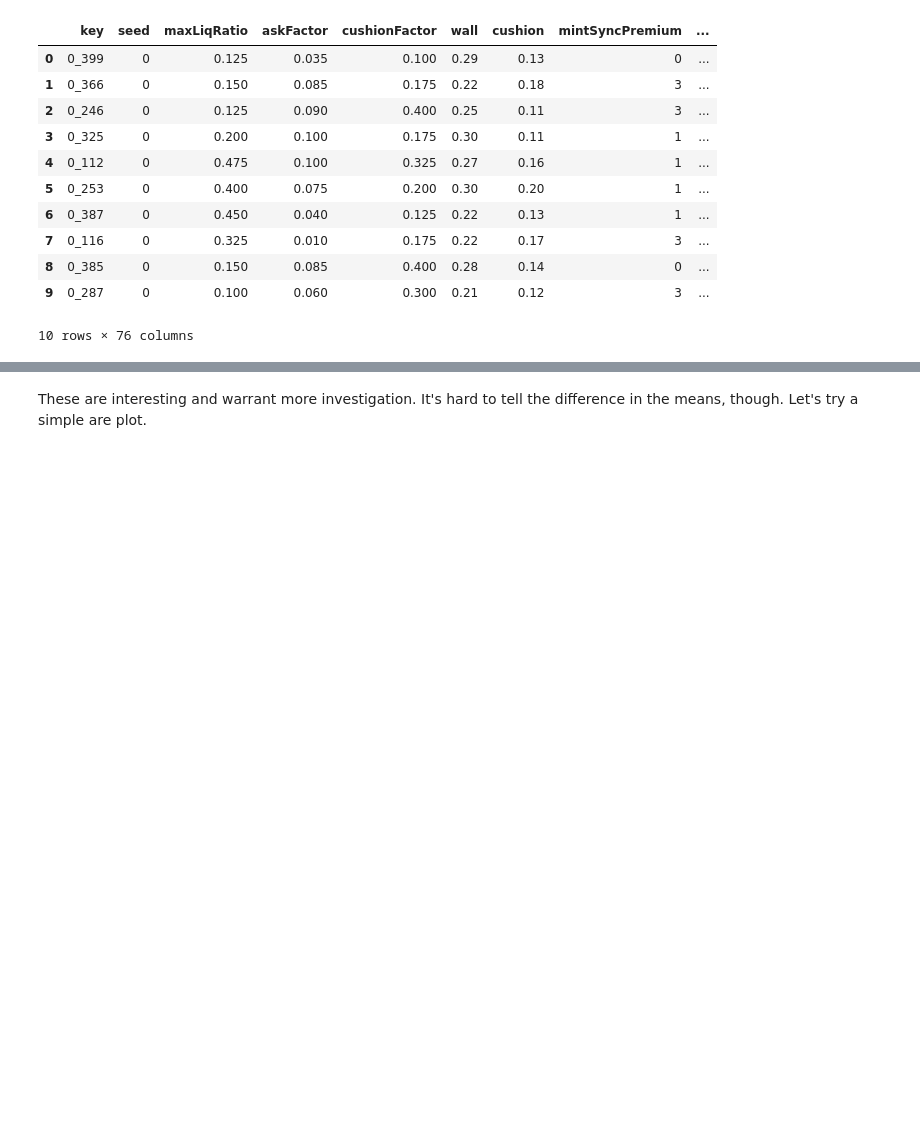
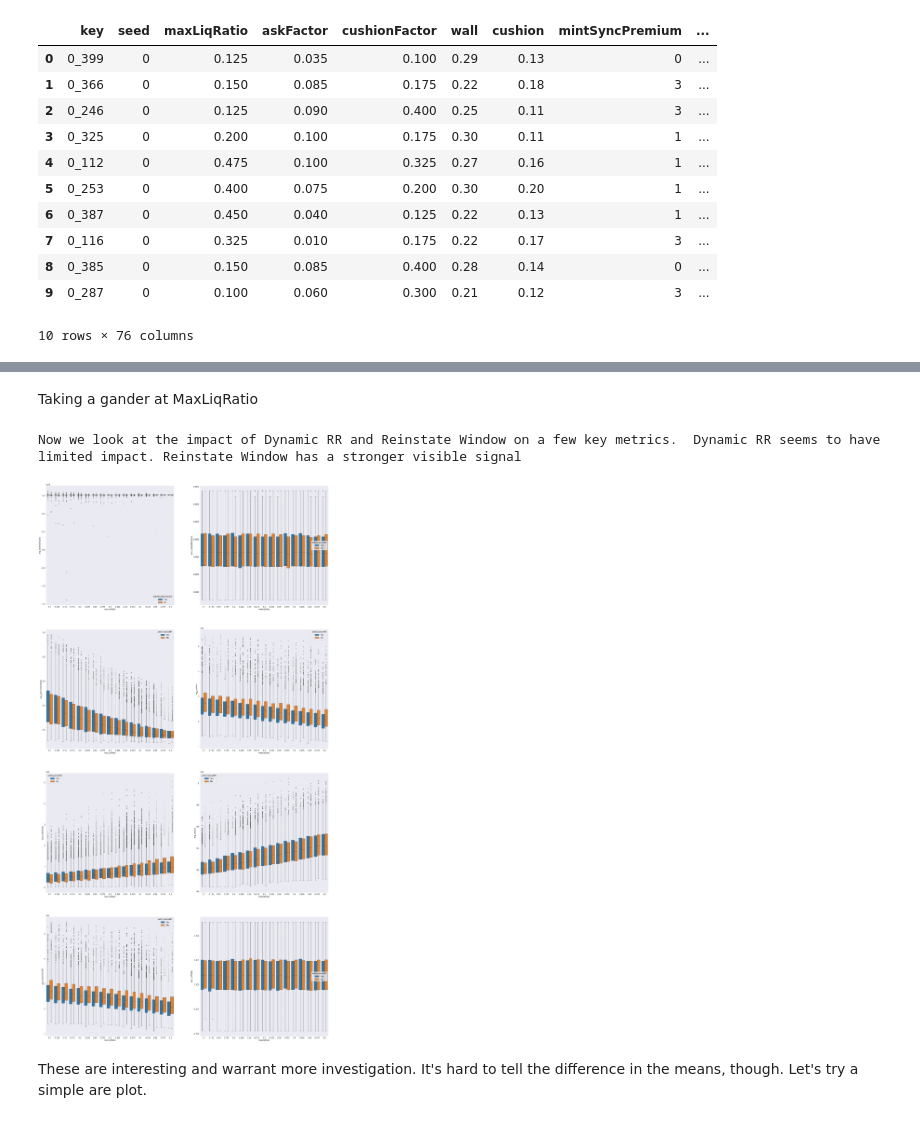
Before and after one commit to EdgeCaser/LiquiditySims, a Jupyter notebook: Stats.ipynb, the cells around one changed output, grey strips where cells are left out. Cells and saved outputs as stored; diff of their text form; code cells hidden in the pictures; blank space fills up the shorter version.

```diff
--- a/Stats.ipynb
+++ b/Stats.ipynb
@@ -76,3 +85,22 @@ sns.catplot(x="withReinstateWindow", y="avg_floatingMarketcap", hue="withDynamic
+# %% [markdown]
+Taking a gander at MaxLiqRatio
+# %%
+
+plt.rc("figure", figsize=(50, 100))
+plt.rc("font", size=20)
+fig, axs = plt.subplots(ncols=2, nrows=4)
+sns.boxplot(data=df, x="maxLiqRatio", y="avg_floatingSupply", hue = "withReinstateWindow", ax=axs[0,0])
+sns.boxplot(data=df, x="maxLiqRatio", y="avg_marketDemand",hue = "withDynamicRR", ax=axs[0,1])
+sns.boxplot(data=df, x="maxLiqRatio", y="avg_gohm7dVolatility",hue = "withDynamicRR", ax=axs[1,0])
+sns.boxplot(data=df, x="maxLiqRatio", y="avg_netflow",hue = "withDynamicRR", ax=axs[1,1])
+sns.boxplot(data=df, x="maxLiqRatio", y="avg_marketcap",hue = "withDynamicRR", ax=axs[2,0])
+sns.boxplot(data=df, x="maxLiqRatio", y="avg_liqUSD",hue = "withDynamicRR", ax=axs[2,1])
+sns.boxplot(data=df, x="maxLiqRatio", y="avg_reservesUSD",hue = "withDynamicRR", ax=axs[3,0])
+sns.boxplot(data=df, x="maxLiqRatio", y="avg_netTotal",hue = "withDynamicRR", ax=axs[3,1])
+plt.show()
+# %% [output]
+Now we look at the impact of Dynamic RR and Reinstate Window on a few key metrics.  Dynamic RR seems to have limited impact. Reinstate Window has a stronger visible signal
+[figure, added]
 # %% [markdown]
 These are interesting and warrant more investigation. It's hard to tell the difference in the means, though. Let's try a simple are plot.
 # %%
```
Also changed, not shown: parts of 14 cells of this notebook, 1 other file.
